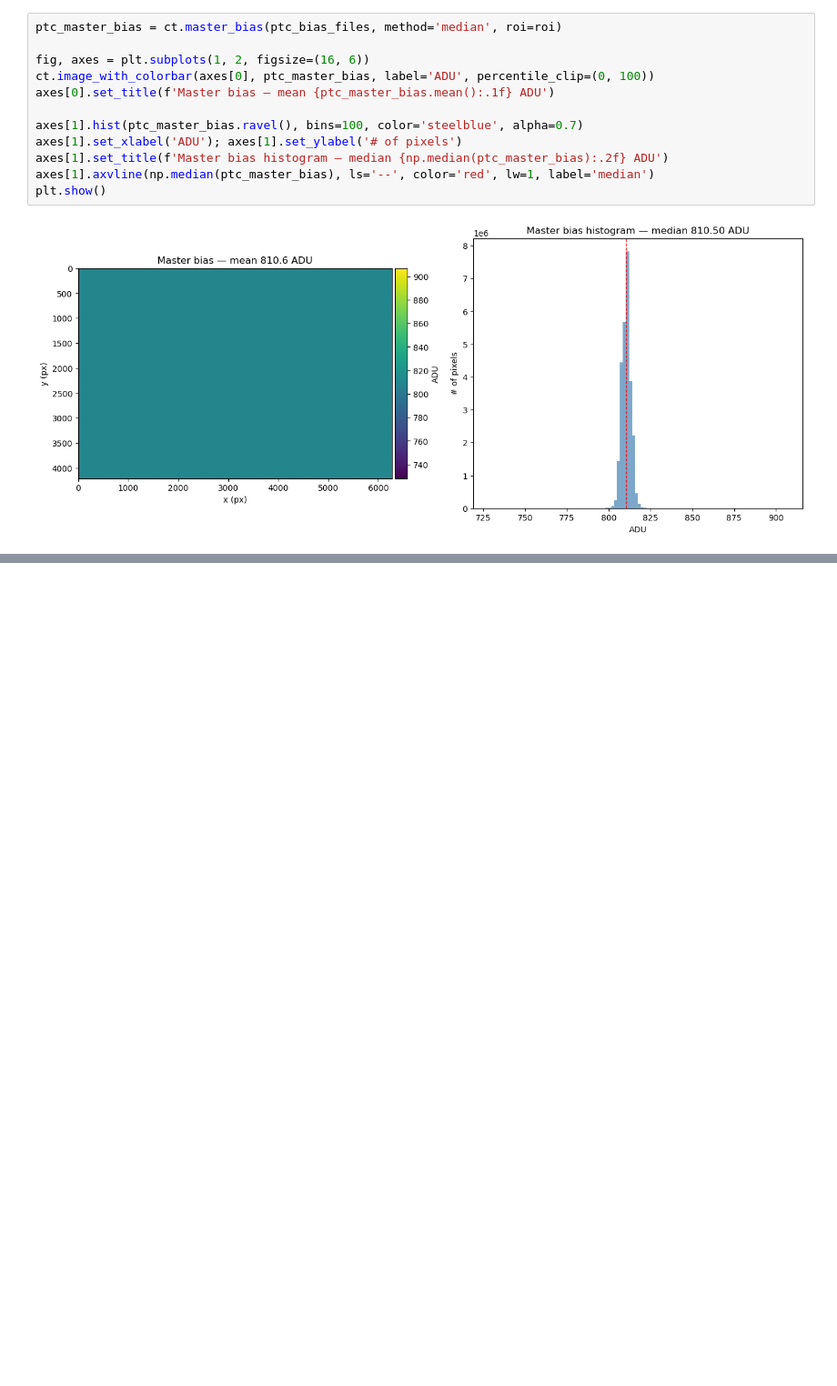
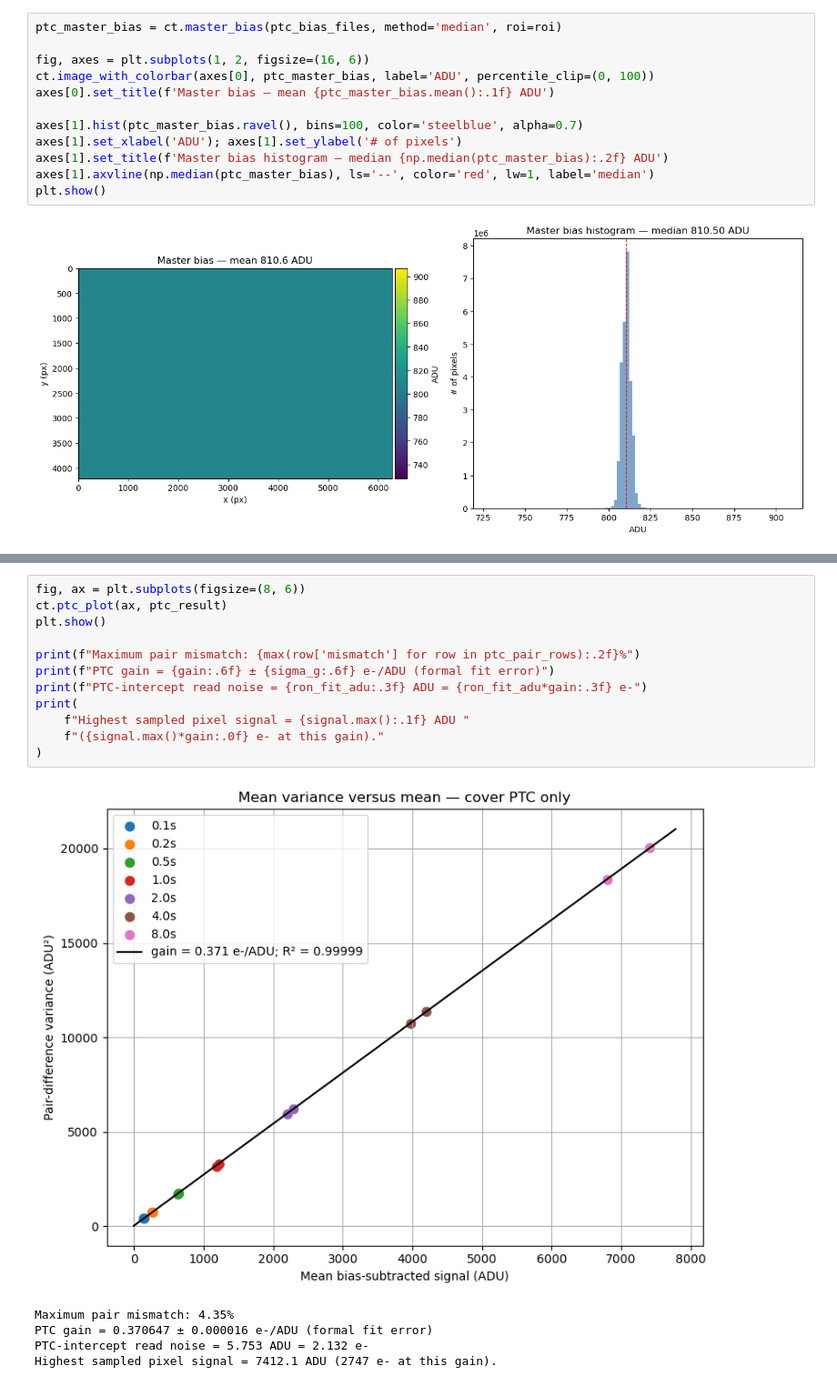
Before and after one commit to ev-watson/POLITE, a Jupyter notebook: notebooks/reductions/reduction_20260717.ipynb, the cells around one changed output, grey strips where cells are left out. Shown at 91% size. Saved outputs shown, nothing was run; the diff lists cells and outputs as text; blank space fills up the shorter version.

```diff
--- a/notebooks/reductions/reduction_20260717.ipynb
+++ b/notebooks/reductions/reduction_20260717.ipynb
@@ -955,0 +292,18 @@ print('  dark current vs temperature (single setpoint)')
+# %%
+fig, ax = plt.subplots(figsize=(8, 6))
+ct.ptc_plot(ax, ptc_result)
+plt.show()
+
+print(f"Maximum pair mismatch: {max(row['mismatch'] for row in ptc_pair_rows):.2f}%")
+print(f"PTC gain = {gain:.6f} ± {sigma_g:.6f} e-/ADU (formal fit error)")
+print(f"PTC-intercept read noise = {ron_fit_adu:.3f} ADU = {ron_fit_adu*gain:.3f} e-")
+print(
+    f"Highest sampled pixel signal = {signal.max():.1f} ADU "
+    f"({signal.max()*gain:.0f} e- at this gain)."
+)
+# %% [output]
+[figure, added]
+Maximum pair mismatch: 4.35%
+PTC gain = 0.370647 ± 0.000016 e-/ADU (formal fit error)
+PTC-intercept read noise = 5.753 ADU = 2.132 e-
+Highest sampled pixel signal = 7412.1 ADU (2747 e- at this gain).
```
Also changed, not shown: parts of 67 cells of this notebook, 10 other files.
